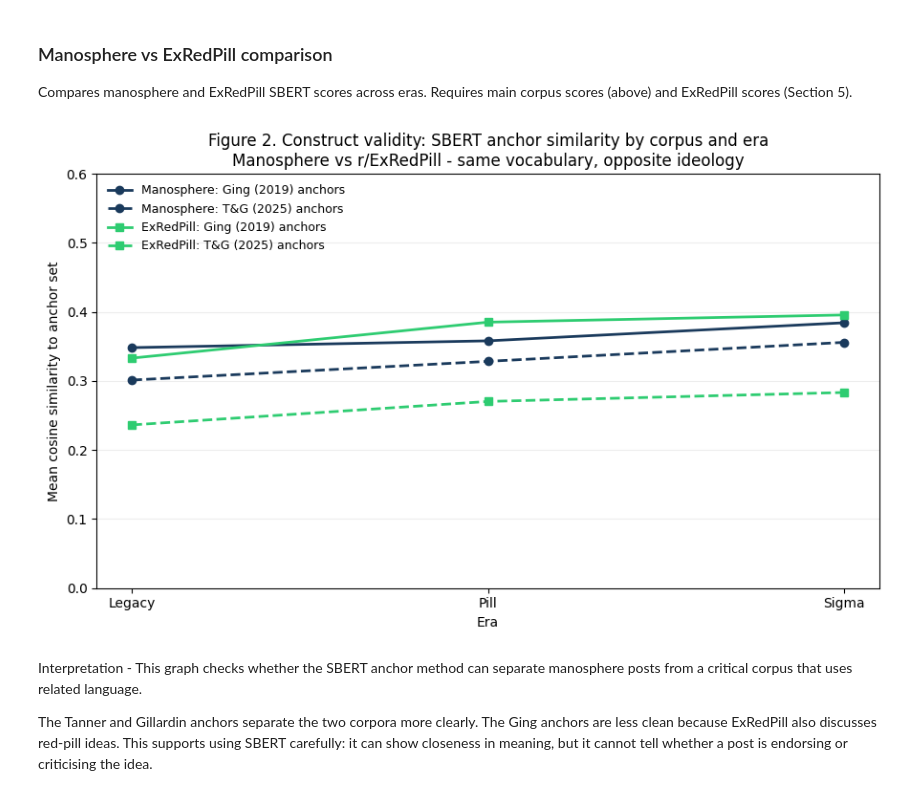
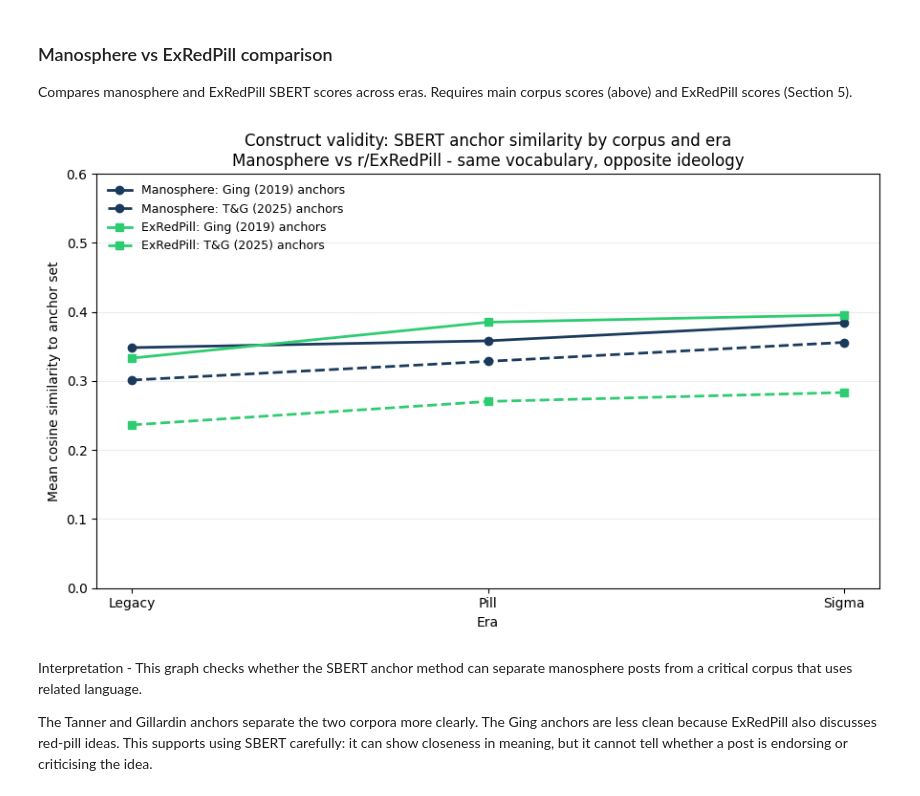
Before and after one commit to LIS2ndyear/Capstone, a Jupyter notebook: notebooks/02_quantitative_nlp_pipeline.ipynb, the cells around one changed output. Cells and saved outputs as stored; diff of their text form; code cells hidden in the pictures.

```diff
--- a/notebooks/02_quantitative_nlp_pipeline.ipynb
+++ b/notebooks/02_quantitative_nlp_pipeline.ipynb
@@ -638,12 +685,12 @@ sems = sentiment_summary.loc[era_order, 'std'] / sentiment_summary.loc[era_order
 ns = sentiment_summary.loc[era_order, 'count']
 data = [clean_df[clean_df['Era'] == e]['sentiment'] for e in era_order]
 # %%
-# create vader figure
+# create vader sentiment figure
 # bar - mean difference; boxplot for distribution
 fig, axes = plt.subplots(1, 2, figsize=(13, 4.5))
 
 axes[0].bar(era_order, means, yerr=sems, capsize=5, color=era_colors, edgecolor='black')
-axes[0].set_title('Figure 4a. Mean VADER sentiment by era (± SE)', fontsize=10)
+axes[0].set_title('Mean VADER sentiment by era (± SE)', fontsize=10)
 axes[0].set_ylabel('Mean compound sentiment score', fontsize=10)
 axes[0].set_xlabel('Era', fontsize=10)
 axes[0].tick_params(axis='both', labelsize=10)
@@ -656,7 +703,7 @@ bp = axes[1].boxplot(data, labels=era_order, patch_artist=True)
 for patch, color in zip(bp['boxes'], era_colors):
     patch.set_facecolor(color)
     patch.set_alpha(0.6)
-axes[1].set_title('Figure 4b. Distribution of VADER sentiment by era', fontsize=12)
+axes[1].set_title('Distribution of VADER sentiment by era', fontsize=12)
 axes[1].set_ylabel('VADER compound sentiment score', fontsize=10)
 axes[1].set_xlabel('Era', fontsize=10)
 axes[1].tick_params(axis='both', labelsize=10)
@@ -666,8 +713,7 @@ axes[1].set_axisbelow(True)
 plt.tight_layout()
 fig_dir = Path('./figures')
 fig_dir.mkdir(exist_ok=True)
-fig.savefig(fig_dir / 'Figure_4_VADER_Sentiment.svg', format='svg', bbox_inches='tight')
-fig.savefig(fig_dir / 'Figure_4_VADER_Sentiment.png', format='png', dpi=300, bbox_inches='tight', facecolor='white')
-pd.Series({'saved figure': 'figures/Figure_4_VADER_Sentiment.png'})
 plt.show()
+
+# boxplot shows spread of scores to see varisation
 # %% [output]
@@ -900,38 +946,35 @@ exrp_ging = exrp.groupby('Era')['sbert_ging_score'].mean().reindex(era_order)
 exrp_tg   = exrp.groupby('Era')['sbert_tg_score'].mean().reindex(era_order)
 # %%
 # plot construct validity check: manosphere vs r/ExRedPill
+# checks whether sbert anchor method is picking up manosphere alignments
+# over general reddit discussion about gender or dating
 fig, ax = plt.subplots(figsize=(9, 5.5))
 
 ax.plot(era_order, mano_ging.values, marker='o', linewidth=2,
         color='#1A3A5C', label='Manosphere: Ging (2019) anchors')
 ax.plot(era_order, mano_tg.values, marker='o', linewidth=2,
         color='#1A3A5C', linestyle='--', label='Manosphere: T&G (2025) anchors')
 ax.plot(era_order, exrp_ging.values, marker='s', linewidth=2,
         color='#2ecc71', label='ExRedPill: Ging (2019) anchors')
 ax.plot(era_order, exrp_tg.values, marker='s', linewidth=2,
         color='#2ecc71', linestyle='--', label='ExRedPill: T&G (2025) anchors')
 
 ax.set_title(
-    'Figure 2. Construct validity: SBERT anchor similarity by corpus and era\n'
+    'Construct validity: SBERT anchor similarity by corpus and era\n'
     'Manosphere vs r/ExRedPill - same vocabulary, opposite ideology',
     fontsize=12
 )
 ax.set_ylabel('Mean cosine similarity to anchor set', fontsize=10)
 ax.set_xlabel('Era', fontsize=10)
 ax.tick_params(axis='both', labelsize=10)
 ax.legend(loc='upper left', fontsize=9, frameon=False)
 ax.set_ylim(0, 0.6)
 ax.grid(axis='y', alpha=0.22)
 
 plt.tight_layout()
-fig_dir = Path('./figures')
-fig_dir.mkdir(exist_ok=True)
-fig.savefig(fig_dir / 'Figure_2_Construct_Validity.svg', format='svg', bbox_inches='tight')
-fig.savefig(fig_dir / 'Figure_2_Construct_Validity.png', format='png', dpi=300, bbox_inches='tight', facecolor='white')
-pd.Series({'saved figure': 'figures/Figure_2_Construct_Validity.png'})
 plt.show()
 # %% [output]
-[figure, old version]
+[figure, new version]
 # %% [markdown]
 Interpretation - This graph checks whether the SBERT anchor method can separate manosphere posts from a critical corpus that uses related language.
 
```
Also changed, not shown: parts of 27 cells of this notebook.
